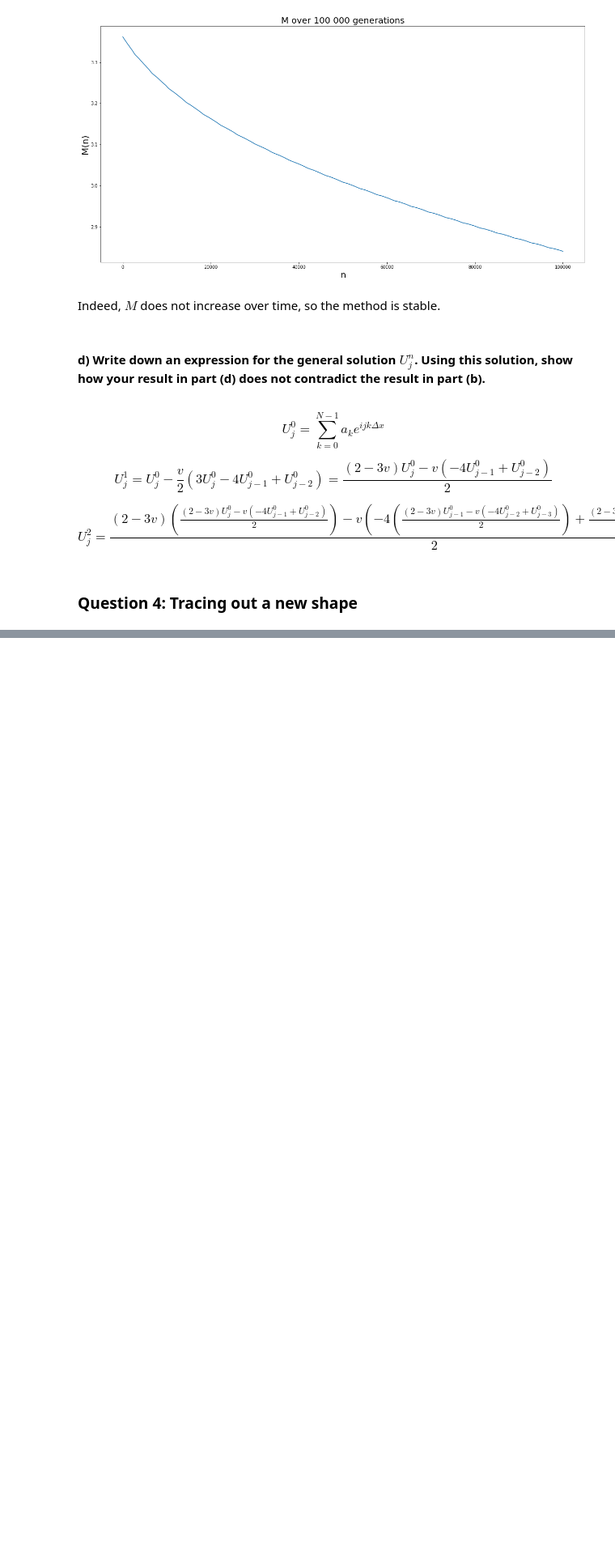
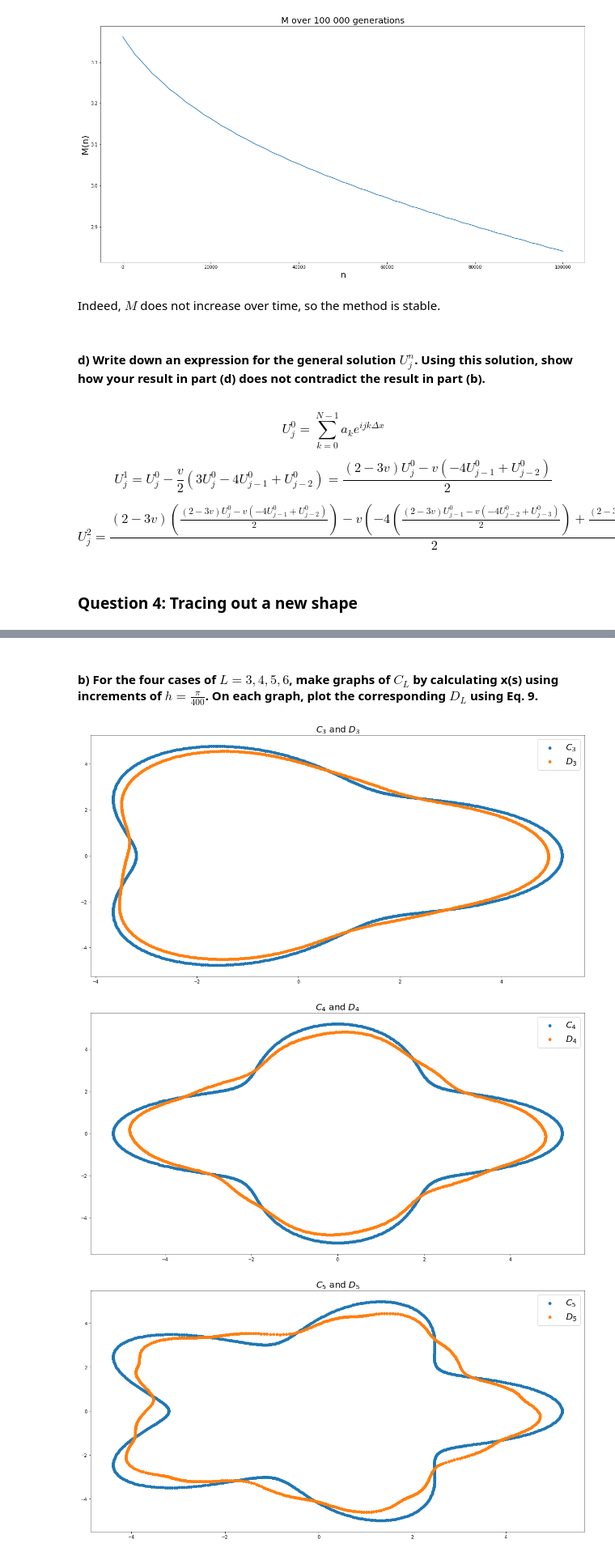
Before and after one commit to jonathanGB/am205, a Jupyter notebook: midterm/AM205_midterm.ipynb, the cells around one changed output, grey strips where cells are left out. Shown at 81% size. Saved outputs shown, nothing was run; the diff lists cells and outputs as text; code cells hidden in the pictures; blank space fills up the shorter version.

```diff
--- a/midterm/AM205_midterm.ipynb
+++ b/midterm/AM205_midterm.ipynb
@@ -439,0 +519,21 @@ $$ U_j^2 = \frac{(2-3v) \left( \frac{(2-3v) U_j^0 - v \left(-4U_{j-1}^0 + U_{j-2
+# %% [markdown]
+#### b) For the four cases of $L = 3,4,5,6$, make graphs of $C_L$ by calculating **x**(s) using increments of $h = \frac{\pi}{400}$. On each graph, plot the corresponding $D_L$ using Eq. 9.
+# %%
+def x_tilda(a, b, L, s):
+    t0 = 0.36
+    return (b*x(L, s) + a*(x(L, compute_theta(a, b, L, s, v=False))))/(a+b)
+
+def y_tilda(a, b, L, s):
+    t0 = 0.36
+    return (b*y(L, s) + a*(y(L, compute_theta(a, b, L, s, v=False))))/(a+b)
+
+for l in range(3, 7):
+    plt.figure(figsize=(20,10))
+    plt.scatter([x(l, s) for s in domain_plot_4a], [y(l, s) for s in domain_plot_4a], label=r"$C_{}$".format(l))
+    plt.scatter([x_tilda(a, b, l, s) for s in domain_plot_4a], [y_tilda(a, b, l, s) for s in domain_plot_4a], label=r"$D_{}$".format(l))
+    plt.title(r"$C_{}$ and $D_{}$".format(l, l), fontsize=20)
+    _ = plt.legend(fontsize=20)
+# %% [output]
+[figure, added]
+[figure, added]
+[figure, added]
```
Also changed, not shown: parts of 10 cells of this notebook.
